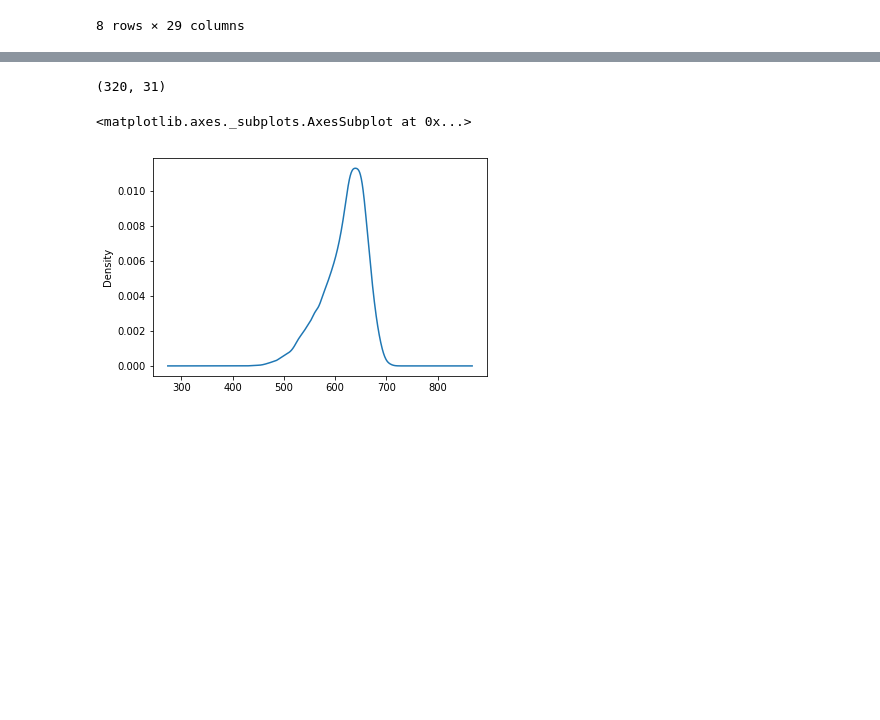
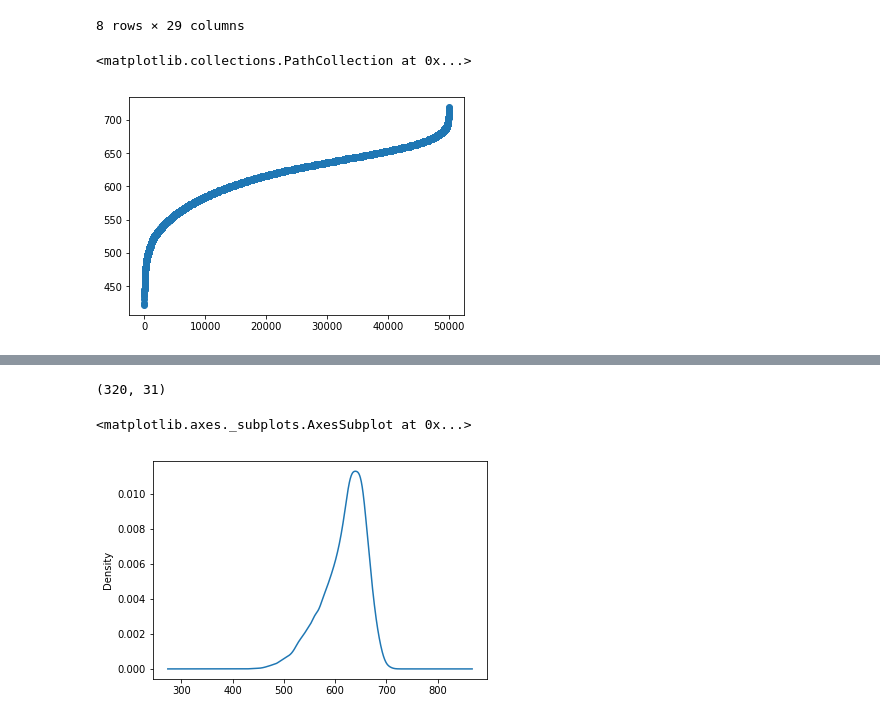
Before and after one commit to qianfengzh/learn_ml, a Jupyter notebook: Competitions/userprofile/EDA.ipynb, the cells around one changed output, grey strips where cells are left out. Cells and saved outputs as stored; diff of their text form; code cells hidden in the pictures; blank space fills up the shorter version.

```diff
--- a/Competitions/userprofile/EDA.ipynb
+++ b/Competitions/userprofile/EDA.ipynb
@@ -71,3 +71,10 @@ train_data.describe()
 | 75% | 1.00000 | 45.000000 | 0.000000 | 0.000000 | 0.000000 | 139.000000 | 1.000000 | 99.800000 | ... |
 | max | 1.00000 | 111.000000 | 1.000000 | 1.000000 | 1.000000 | 288.000000 | 1.000000 | 998.000000 | ... |
 8 rows × 29 columns
+# %%
+plt.scatter(range(train_data.shape[0]), np.sort(train_data["score"].values))
+
+# train_data["score"].plot(kind="scatter")
+# %% [output]
+<matplotlib.collections.PathCollection at 0x...>
+[figure, added]
```
Also changed, not shown: parts of 12 cells of this notebook, 3 other files.
